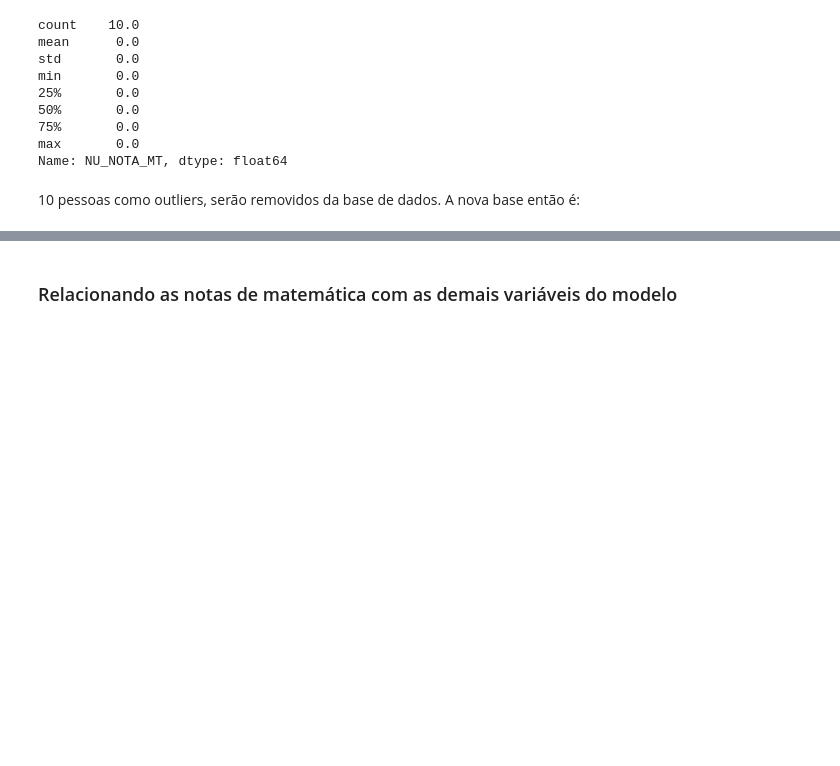
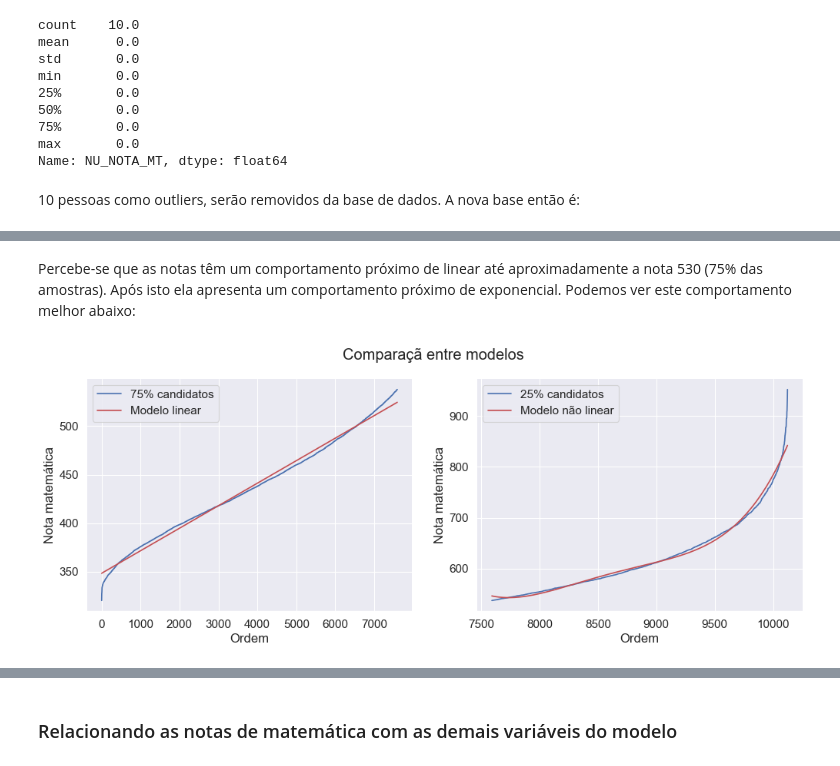
Before and after one commit to hernaneBraga/AceleraDev-Data_Science, a Jupyter notebook: analise_dados_enem2016.ipynb, the cells around one changed output, grey strips where cells are left out. Saved outputs shown, nothing was run; the diff lists cells and outputs as text; code cells hidden in the pictures; blank space fills up the shorter version.

```diff
--- a/analise_dados_enem2016.ipynb
+++ b/analise_dados_enem2016.ipynb
@@ -106,0 +134,46 @@ Kurtosis: 1.044724
+# %% [markdown]
+Percebe-se que as notas têm um comportamento próximo de linear até aproximadamente a nota 530 (75% das amostras). Após isto ela apresenta um comportamento próximo de exponencial. Podemos ver este comportamento melhor abaixo:
+# %%
+# Set up the matplotlib figure
+fig, axes = plt.subplots(1, 2, figsize=(15, 5), dpi= 80, facecolor='w', edgecolor='k')
+sns.despine(left=True)
+
+indx = int(len(vet_ordenado)*0.75) # Selecionando 75% dos dados
+
+# Calculo modelo linear
+x_reta = np.arange(0, indx)
+y_reta = vet_ordenado[0:indx]
+y_model_reta = np.polyfit(x_reta, y_reta, 1)
+y_model_reta_plot = np.poly1d(y_model_reta)
+
+# Plot retas
+sns.lineplot(x_reta, y_reta, color="b", ax=axes[0], label='75% candidatos')
+sns.lineplot(x_reta, y_model_reta_plot(x_reta), color="r", ax=axes[0], label='Modelo linear')
+
+
+# Calculo modelo exponencial
+x_expo = np.arange(indx, len(vet_ordenado))
+y_expo = vet_ordenado[indx:]
+
+
+y_model_poly = np.polyfit(x_expo, y_expo, 4)
+y_model_poly_plot = np.poly1d(y_model_poly)
+
+
+# Plot polinomiais
+sns.lineplot(x_expo, y_expo, color="b", ax=axes[1], label='25% candidatos')
+sns.lineplot(x_expo, y_model_poly_plot(x_expo), color="r", ax=axes[1], label='Modelo não linear')
+
+
+
+fig.suptitle("Comparaçã entre modelos")
+axes[0].set_ylabel("Nota matemática")
+axes[0].set_xlabel("Ordem")
+
+axes[1].set_xlabel("Ordem")
+axes[1].set_ylabel("Nota matemática")
+
+plt.show()
+#plt.tight_layout()
+# %% [output]
+[figure, added]
```
Also changed, not shown: parts of 25 cells of this notebook.
